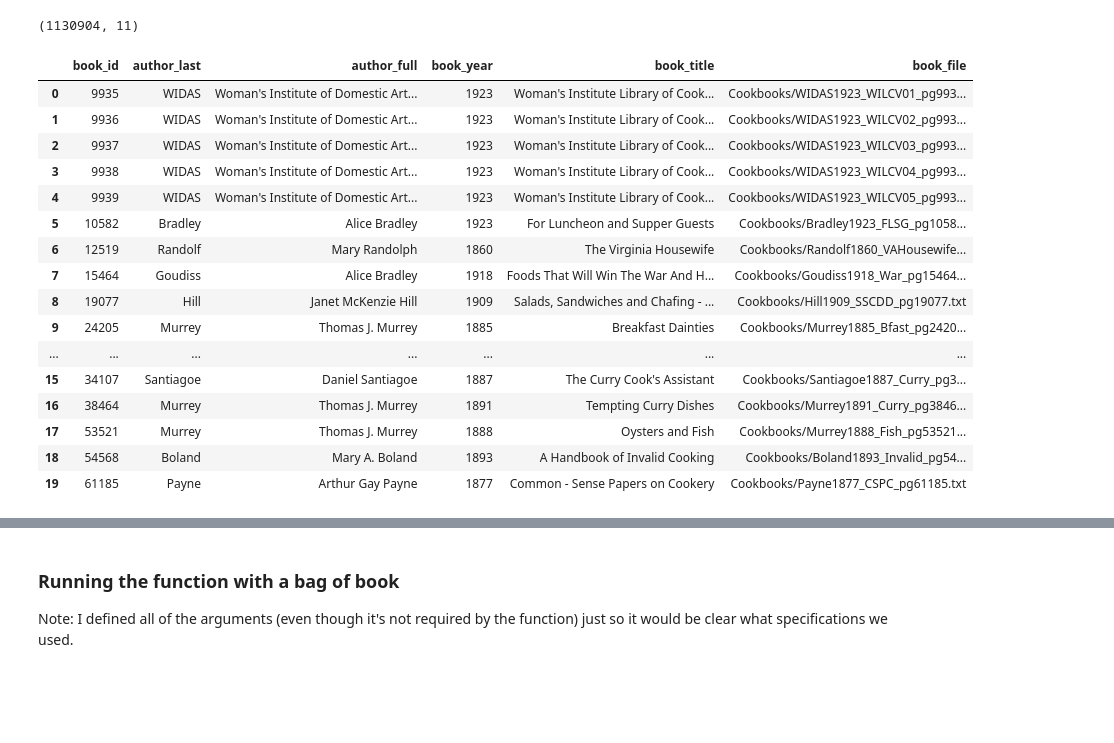
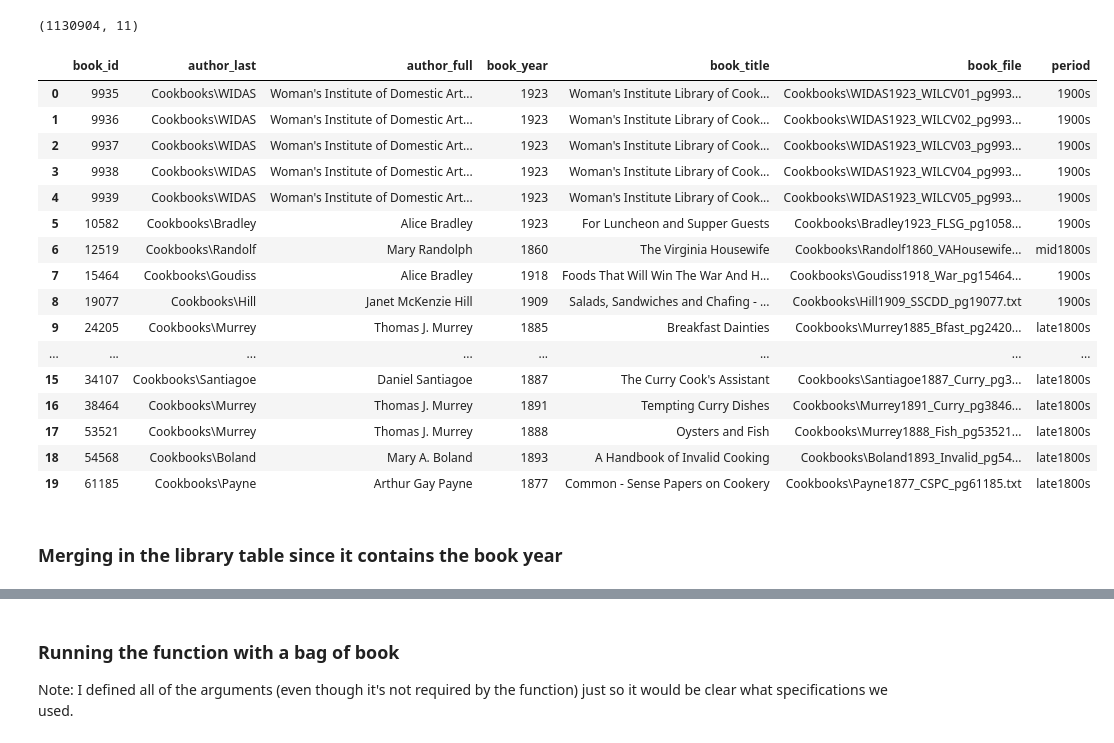
Before and after one commit to brigittehogan/Cookbook-Analytics, a Jupyter notebook: TFIDF.ipynb, the cells around one changed output, grey strips where cells are left out. Cells and saved outputs as stored; diff of their text form; code cells hidden in the pictures; blank space fills up the shorter version.

```diff
--- a/TFIDF.ipynb
+++ b/TFIDF.ipynb
@@ -7,0 +32,5 @@ import os
+# %%
+#os.chdir('C:/Users/Jason/Documents/Data Science/Spring 2020/Text Analytics/final_project/DS5001-Text-Analytics/')
+file_dir = 'C:/Users/Jason/Documents/Data Science/Spring 2020/Text Analytics/final_project/DS5001-Text-Analytics/'
+data_dir = 'Tables/'
+#os.chdir(file_dir)
@@ -37,22 +147,23 @@ TOKEN.shape
 # %% [output]
 (1130904, 11)
 # %%
-LIB = pd.read_csv('LIB.csv')
+LIB = pd.read_csv(data_dir + 'LIB.csv')
+LIB
 # %% [output]
-|  | book_id | author_last | author_full | book_year | book_title | book_file |
-| 0 | 9935 | WIDAS | Woman's Institute of Domestic Art... | 1923 | Woman's Institute Library of Cook... | Cookbooks/WIDAS1923_WILCV01_pg993... |
-| 1 | 9936 | WIDAS | Woman's Institute of Domestic Art... | 1923 | Woman's Institute Library of Cook... | Cookbooks/WIDAS1923_WILCV02_pg993... |
-| 2 | 9937 | WIDAS | Woman's Institute of Domestic Art... | 1923 | Woman's Institute Library of Cook... | Cookbooks/WIDAS1923_WILCV03_pg993... |
-| 3 | 9938 | WIDAS | Woman's Institute of Domestic Art... | 1923 | Woman's Institute Library of Cook... | Cookbooks/WIDAS1923_WILCV04_pg993... |
-| 4 | 9939 | WIDAS | Woman's Institute of Domestic Art... | 1923 | Woman's Institute Library of Cook... | Cookbooks/WIDAS1923_WILCV05_pg993... |
-| 5 | 10582 | Bradley | Alice Bradley | 1923 | For Luncheon and Supper Guests | Cookbooks/Bradley1923_FLSG_pg1058... |
-| 6 | 12519 | Randolf | Mary Randolph | 1860 | The Virginia Housewife | Cookbooks/Randolf1860_VAHousewife... |
-| 7 | 15464 | Goudiss | Alice Bradley | 1918 | Foods That Will Win The War And H... | Cookbooks/Goudiss1918_War_pg15464... |
-| 8 | 19077 | Hill | Janet McKenzie Hill | 1909 | Salads, Sandwiches and Chafing - ... | Cookbooks/Hill1909_SSCDD_pg19077.txt |
-| 9 | 24205 | Murrey | Thomas J. Murrey | 1885 | Breakfast Dainties | Cookbooks/Murrey1885_Bfast_pg2420... |
-| ... | ... | ... | ... | ... | ... | ... |
-| 15 | 34107 | Santiagoe | Daniel Santiagoe | 1887 | The Curry Cook's Assistant | Cookbooks/Santiagoe1887_Curry_pg3... |
-| 16 | 38464 | Murrey | Thomas J. Murrey | 1891 | Tempting Curry Dishes | Cookbooks/Murrey1891_Curry_pg3846... |
-| 17 | 53521 | Murrey | Thomas J. Murrey | 1888 | Oysters and Fish | Cookbooks/Murrey1888_Fish_pg53521... |
-| 18 | 54568 | Boland | Mary A. Boland | 1893 | A Handbook of Invalid Cooking | Cookbooks/Boland1893_Invalid_pg54... |
-| 19 | 61185 | Payne | Arthur Gay Payne | 1877 | Common - Sense Papers on Cookery | Cookbooks/Payne1877_CSPC_pg61185.txt |
+|  | book_id | author_last | author_full | book_year | book_title | book_file | period |
+| 0 | 9935 | Cookbooks\WIDAS | Woman's Institute of Domestic Art... | 1923 | Woman's Institute Library of Cook... | Cookbooks\WIDAS1923_WILCV01_pg993... | 1900s |
+| 1 | 9936 | Cookbooks\WIDAS | Woman's Institute of Domestic Art... | 1923 | Woman's Institute Library of Cook... | Cookbooks\WIDAS1923_WILCV02_pg993... | 1900s |
+| 2 | 9937 | Cookbooks\WIDAS | Woman's Institute of Domestic Art... | 1923 | Woman's Institute Library of Cook... | Cookbooks\WIDAS1923_WILCV03_pg993... | 1900s |
+| 3 | 9938 | Cookbooks\WIDAS | Woman's Institute of Domestic Art... | 1923 | Woman's Institute Library of Cook... | Cookbooks\WIDAS1923_WILCV04_pg993... | 1900s |
+| 4 | 9939 | Cookbooks\WIDAS | Woman's Institute of Domestic Art... | 1923 | Woman's Institute Library of Cook... | Cookbooks\WIDAS1923_WILCV05_pg993... | 1900s |
+| 5 | 10582 | Cookbooks\Bradley | Alice Bradley | 1923 | For Luncheon and Supper Guests | Cookbooks\Bradley1923_FLSG_pg1058... | 1900s |
+| 6 | 12519 | Cookbooks\Randolf | Mary Randolph | 1860 | The Virginia Housewife | Cookbooks\Randolf1860_VAHousewife... | mid1800s |
+| 7 | 15464 | Cookbooks\Goudiss | Alice Bradley | 1918 | Foods That Will Win The War And H... | Cookbooks\Goudiss1918_War_pg15464... | 1900s |
+| 8 | 19077 | Cookbooks\Hill | Janet McKenzie Hill | 1909 | Salads, Sandwiches and Chafing - ... | Cookbooks\Hill1909_SSCDD_pg19077.txt | 1900s |
+| 9 | 24205 | Cookbooks\Murrey | Thomas J. Murrey | 1885 | Breakfast Dainties | Cookbooks\Murrey1885_Bfast_pg2420... | late1800s |
+| ... | ... | ... | ... | ... | ... | ... | ... |
+| 15 | 34107 | Cookbooks\Santiagoe | Daniel Santiagoe | 1887 | The Curry Cook's Assistant | Cookbooks\Santiagoe1887_Curry_pg3... | late1800s |
+| 16 | 38464 | Cookbooks\Murrey | Thomas J. Murrey | 1891 | Tempting Curry Dishes | Cookbooks\Murrey1891_Curry_pg3846... | late1800s |
+| 17 | 53521 | Cookbooks\Murrey | Thomas J. Murrey | 1888 | Oysters and Fish | Cookbooks\Murrey1888_Fish_pg53521... | late1800s |
+| 18 | 54568 | Cookbooks\Boland | Mary A. Boland | 1893 | A Handbook of Invalid Cooking | Cookbooks\Boland1893_Invalid_pg54... | late1800s |
+| 19 | 61185 | Cookbooks\Payne | Arthur Gay Payne | 1877 | Common - Sense Papers on Cookery | Cookbooks\Payne1877_CSPC_pg61185.txt | late1800s |
@@ -71 +170,3 @@ LIB
+# %% [markdown]
+### Merging in the library table since it contains the book year
 # %%
```
Also changed, not shown: parts of 18 cells of this notebook.
